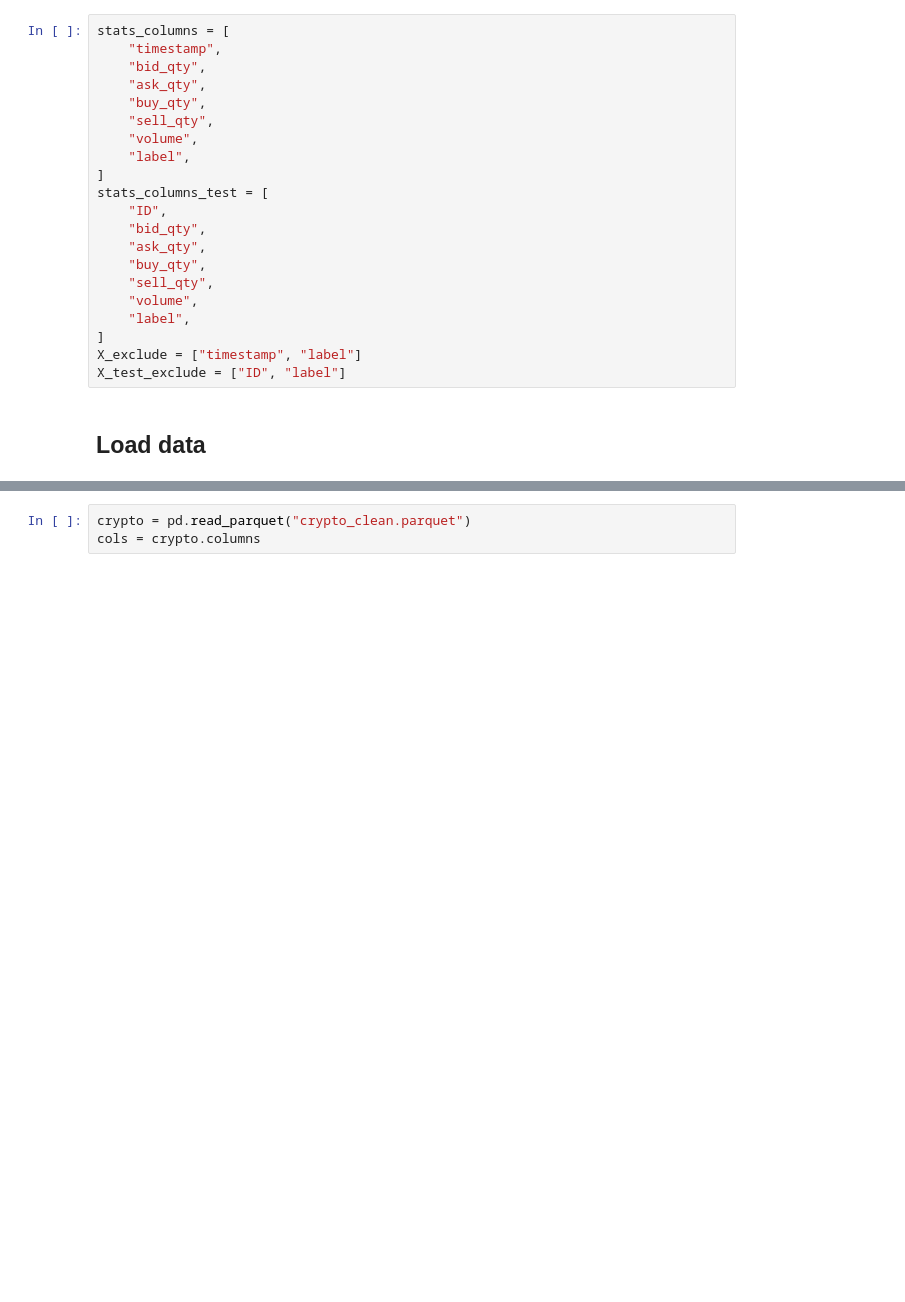
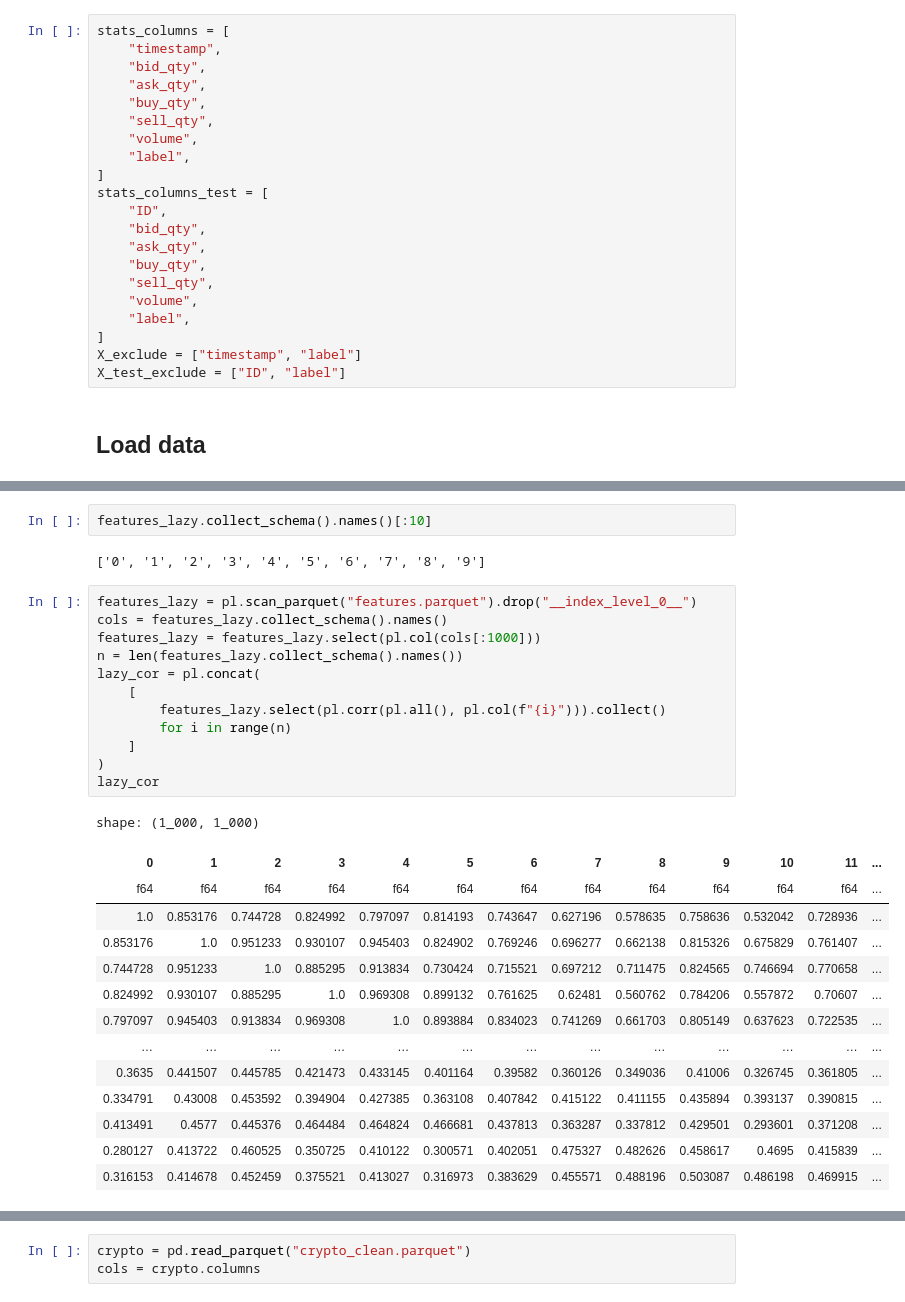
Before and after one commit to chataignault/irbackend, a Jupyter notebook: kaggle/market_state.ipynb, the cells around one changed output, grey strips where cells are left out. Cells and saved outputs as stored; diff of their text form; blank space fills up the shorter version.

```diff
--- a/kaggle/market_state.ipynb
+++ b/kaggle/market_state.ipynb
@@ -177,0 +202,31 @@ crypto_lazy_clean.sink_parquet("crypto_clean.parquet")
+# %%
+features_lazy.collect_schema().names()[:10]
+# %% [output]
+['0', '1', '2', '3', '4', '5', '6', '7', '8', '9']
+# %%
+features_lazy = pl.scan_parquet("features.parquet").drop("__index_level_0__")
+cols = features_lazy.collect_schema().names()
+features_lazy = features_lazy.select(pl.col(cols[:1000]))
+n = len(features_lazy.collect_schema().names())
+lazy_cor = pl.concat(
+    [
+        features_lazy.select(pl.corr(pl.all(), pl.col(f"{i}"))).collect()
+        for i in range(n)
+    ]
+)
+lazy_cor
+# %% [output]
+shape: (1_000, 1_000)
+| 0 | 1 | 2 | 3 | 4 | 5 | 6 | 7 | 8 | 9 | 10 | 11 | ... |
+| f64 | f64 | f64 | f64 | f64 | f64 | f64 | f64 | f64 | f64 | f64 | f64 | ... |
+| 1.0 | 0.853176 | 0.744728 | 0.824992 | 0.797097 | 0.814193 | 0.743647 | 0.627196 | 0.578635 | 0.758636 | 0.532042 | 0.728936 | ... |
+| 0.853176 | 1.0 | 0.951233 | 0.930107 | 0.945403 | 0.824902 | 0.769246 | 0.696277 | 0.662138 | 0.815326 | 0.675829 | 0.761407 | ... |
+| 0.744728 | 0.951233 | 1.0 | 0.885295 | 0.913834 | 0.730424 | 0.715521 | 0.697212 | 0.711475 | 0.824565 | 0.746694 | 0.770658 | ... |
+| 0.824992 | 0.930107 | 0.885295 | 1.0 | 0.969308 | 0.899132 | 0.761625 | 0.62481 | 0.560762 | 0.784206 | 0.557872 | 0.70607 | ... |
+| 0.797097 | 0.945403 | 0.913834 | 0.969308 | 1.0 | 0.893884 | 0.834023 | 0.741269 | 0.661703 | 0.805149 | 0.637623 | 0.722535 | ... |
+| … | … | … | … | … | … | … | … | … | … | … | … | ... |
+| 0.3635 | 0.441507 | 0.445785 | 0.421473 | 0.433145 | 0.401164 | 0.39582 | 0.360126 | 0.349036 | 0.41006 | 0.326745 | 0.361805 | ... |
+| 0.334791 | 0.43008 | 0.453592 | 0.394904 | 0.427385 | 0.363108 | 0.407842 | 0.415122 | 0.411155 | 0.435894 | 0.393137 | 0.390815 | ... |
+| 0.413491 | 0.4577 | 0.445376 | 0.464484 | 0.464824 | 0.466681 | 0.437813 | 0.363287 | 0.337812 | 0.429501 | 0.293601 | 0.371208 | ... |
+| 0.280127 | 0.413722 | 0.460525 | 0.350725 | 0.410122 | 0.300571 | 0.402051 | 0.475327 | 0.482626 | 0.458617 | 0.4695 | 0.415839 | ... |
+| 0.316153 | 0.414678 | 0.452459 | 0.375521 | 0.413027 | 0.316973 | 0.383629 | 0.455571 | 0.488196 | 0.503087 | 0.486198 | 0.469915 | ... |
```
Also changed, not shown: parts of 14 cells of this notebook, 1 other file.
